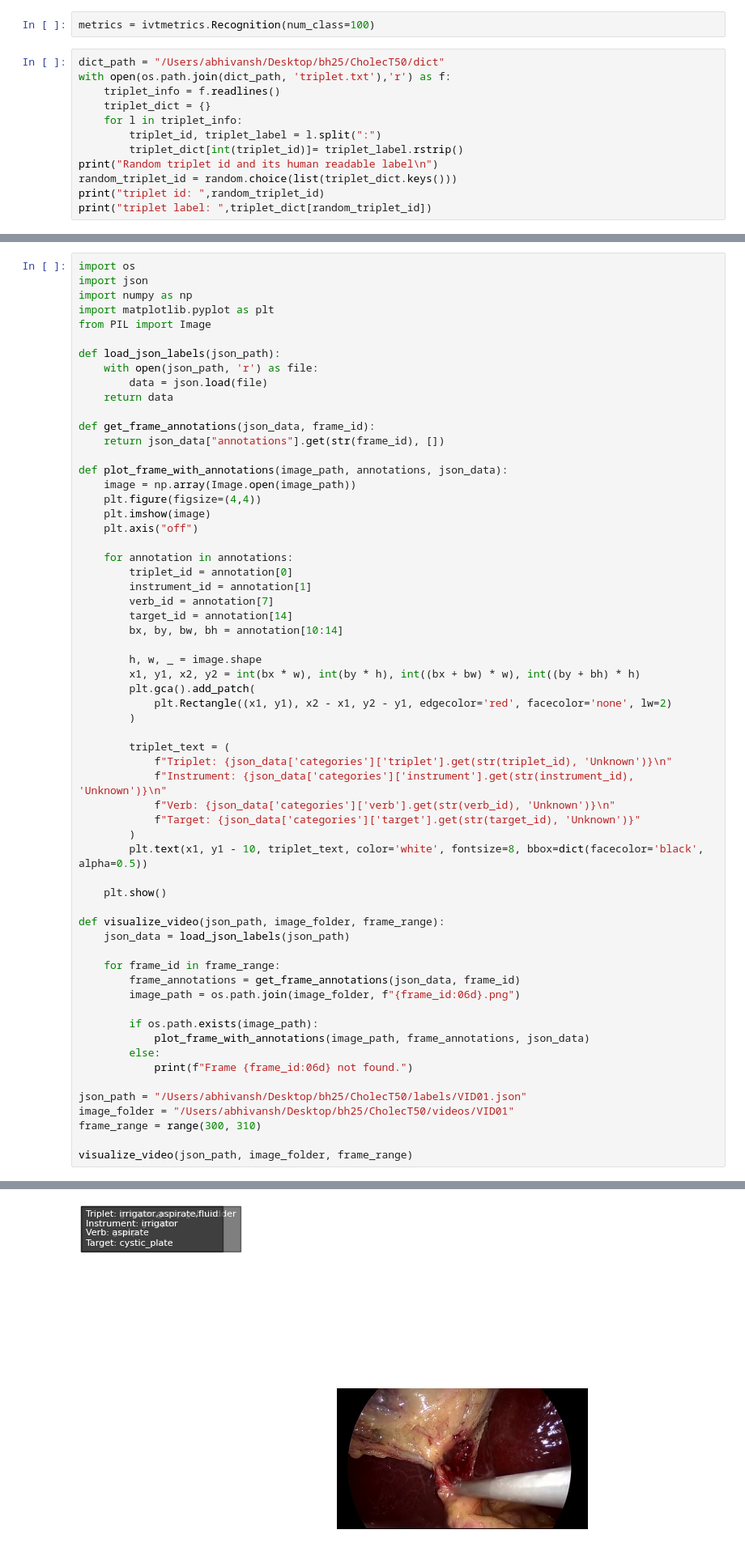
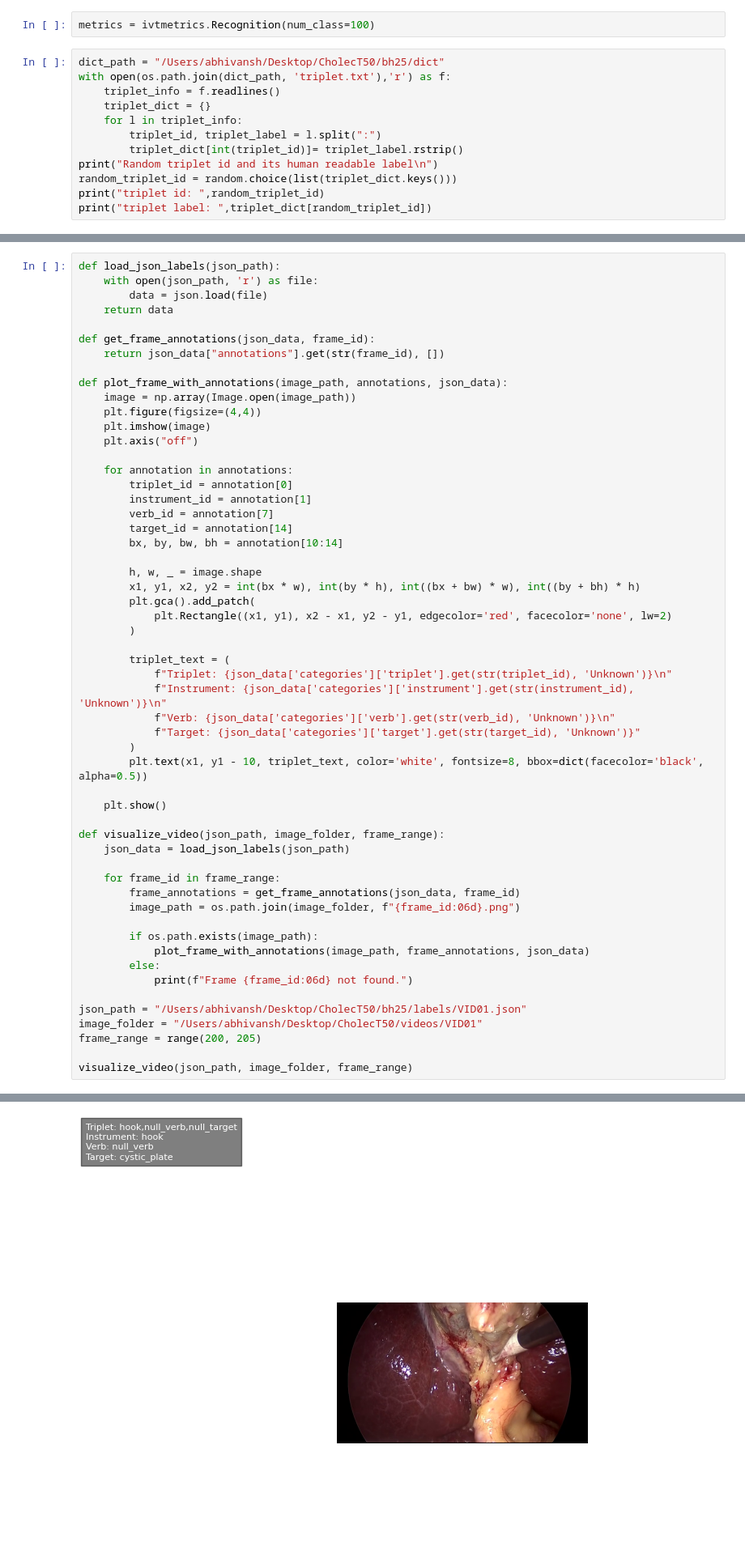
Before and after one commit to avg16/bh25, a Jupyter notebook: dataset.ipynb, the cells around one changed output, grey strips where cells are left out. Shown: that part at 81% size. Saved outputs shown, nothing was run; the diff lists cells and outputs as text; blank space fills up the shorter version.

```diff
--- a/dataset.ipynb
+++ b/dataset.ipynb
@@ -14,7 +14,7 @@ from PIL import Image
 # %%
 metrics = ivtmetrics.Recognition(num_class=100)
 # %%
-dict_path = "/Users/abhivansh/Desktop/bh25/CholecT50/dict"
+dict_path = "/Users/abhivansh/Desktop/CholecT50/bh25/dict"
 with open(os.path.join(dict_path, 'triplet.txt'),'r') as f:
     triplet_info = f.readlines()
     triplet_dict = {}
@@ -79,12 +79,6 @@ phase             1734      1
 
 [1750 rows x 7 columns]>
 # %%
-import os
-import json
-import numpy as np
-import matplotlib.pyplot as plt
-from PIL import Image
-
 def load_json_labels(json_path):
     with open(json_path, 'r') as file:
         data = json.load(file)
@@ -134,9 +128,9 @@ def visualize_video(json_path, image_folder, frame_range):
         else:
             print(f"Frame {frame_id:06d} not found.")
 
-json_path = "/Users/abhivansh/Desktop/bh25/CholecT50/labels/VID01.json"
-image_folder = "/Users/abhivansh/Desktop/bh25/CholecT50/videos/VID01"
-frame_range = range(300, 310)
+json_path = "/Users/abhivansh/Desktop/CholecT50/bh25/labels/VID01.json"
+image_folder = "/Users/abhivansh/Desktop/CholecT50/videos/VID01"
+frame_range = range(200, 205)
 
 visualize_video(json_path, image_folder, frame_range)
 # %% [output]
@@ -147 +141 @@ visualize_video(json_path, image_folder, frame_range)
-[figure, old version]
+[figure, new version]
```
Also changed, not shown: parts of 3 cells of this notebook, 19 other files.
